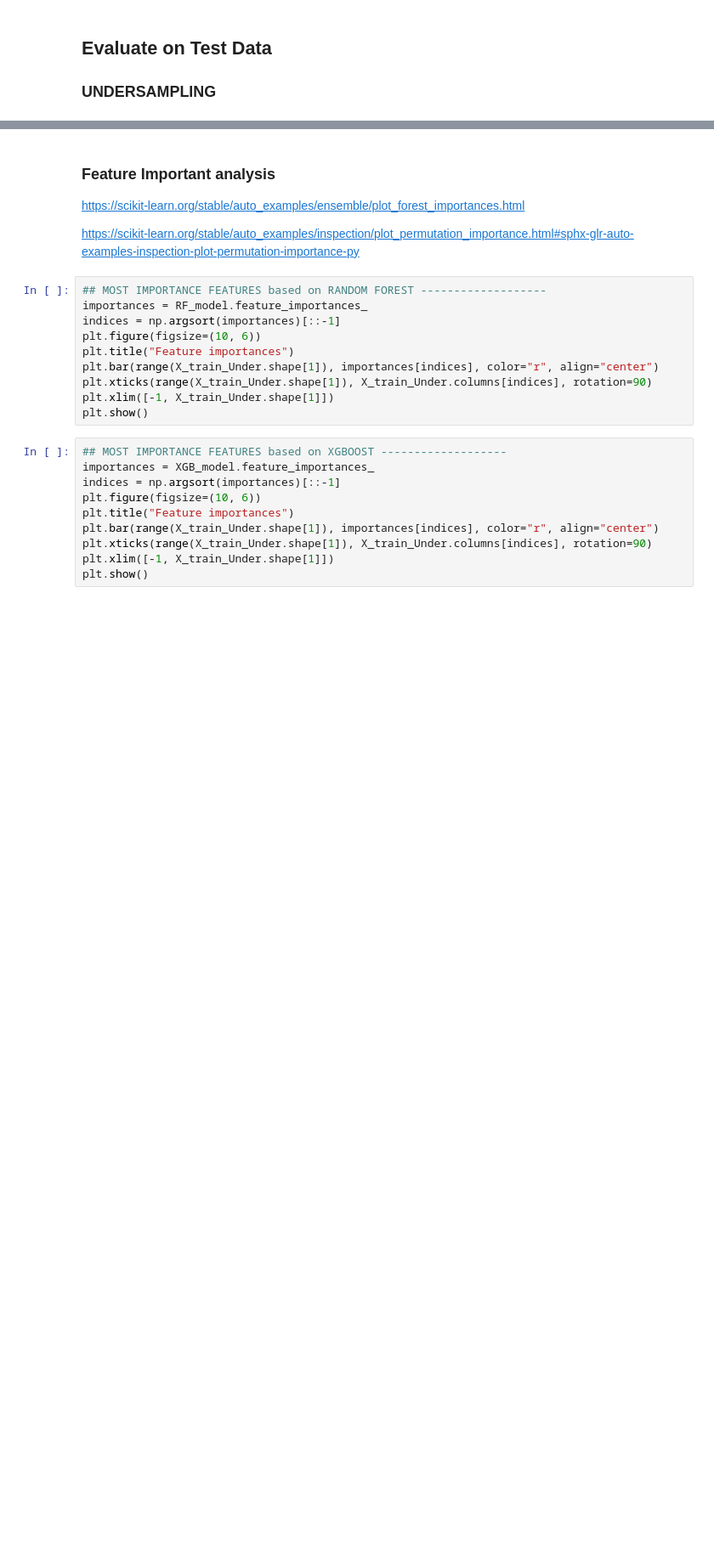
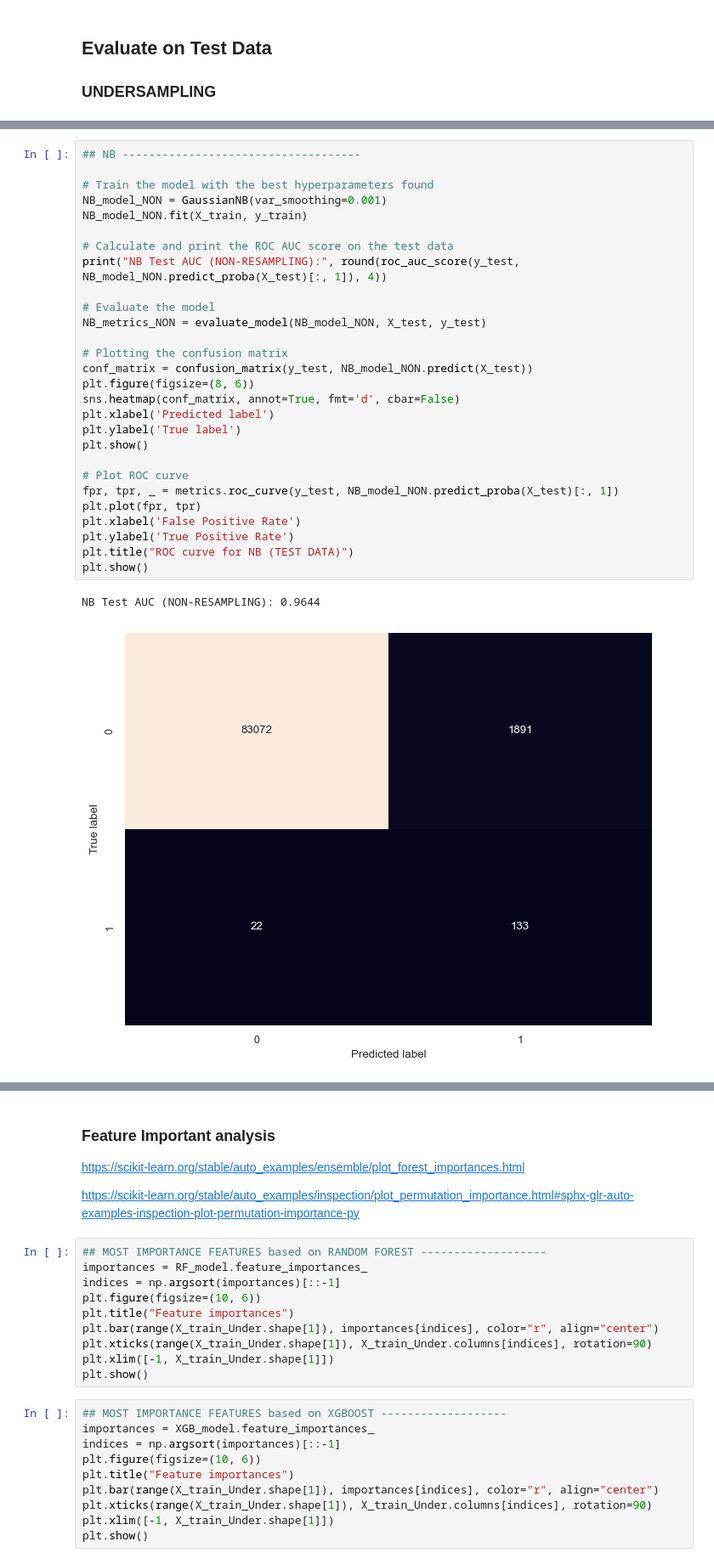
Before and after one commit to yvonnevydao/Credit_Fraud_Detection, a Jupyter notebook: credit_fraud_detection.ipynb, the cells around one changed output, grey strips where cells are left out. Shown at 85% size. Saved outputs shown, nothing was run; the diff lists cells and outputs as text; blank space fills up the shorter version.

```diff
--- a/credit_fraud_detection.ipynb
+++ b/credit_fraud_detection.ipynb
@@ -2654,0 +2357,31 @@ https://chatgpt.com/c/d23fe45c-b9ef-4118-b3ba-16f49b175f0d
+# %%
+## NB ------------------------------------
+
+# Train the model with the best hyperparameters found
+NB_model_NON = GaussianNB(var_smoothing=0.001)
+NB_model_NON.fit(X_train, y_train)
+
+# Calculate and print the ROC AUC score on the test data
+print("NB Test AUC (NON-RESAMPLING):", round(roc_auc_score(y_test, NB_model_NON.predict_proba(X_test)[:, 1]), 4))
+
+# Evaluate the model
+NB_metrics_NON = evaluate_model(NB_model_NON, X_test, y_test)
+
+# Plotting the confusion matrix
+conf_matrix = confusion_matrix(y_test, NB_model_NON.predict(X_test))
+plt.figure(figsize=(8, 6))
+sns.heatmap(conf_matrix, annot=True, fmt='d', cbar=False)
+plt.xlabel('Predicted label')
+plt.ylabel('True label')
+plt.show()
+
+# Plot ROC curve
+fpr, tpr, _ = metrics.roc_curve(y_test, NB_model_NON.predict_proba(X_test)[:, 1])
+plt.plot(fpr, tpr)
+plt.xlabel('False Positive Rate')
+plt.ylabel('True Positive Rate')
+plt.title("ROC curve for NB (TEST DATA)")
+plt.show()
+# %% [output]
+NB Test AUC (NON-RESAMPLING): 0.9644
+[figure, added]
```
Also changed, not shown: parts of 54 cells of this notebook.
